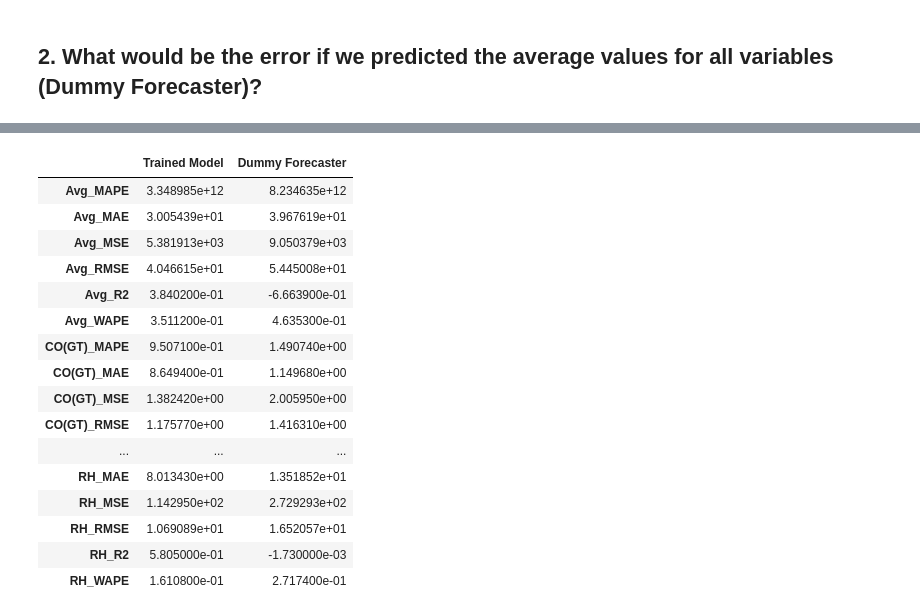
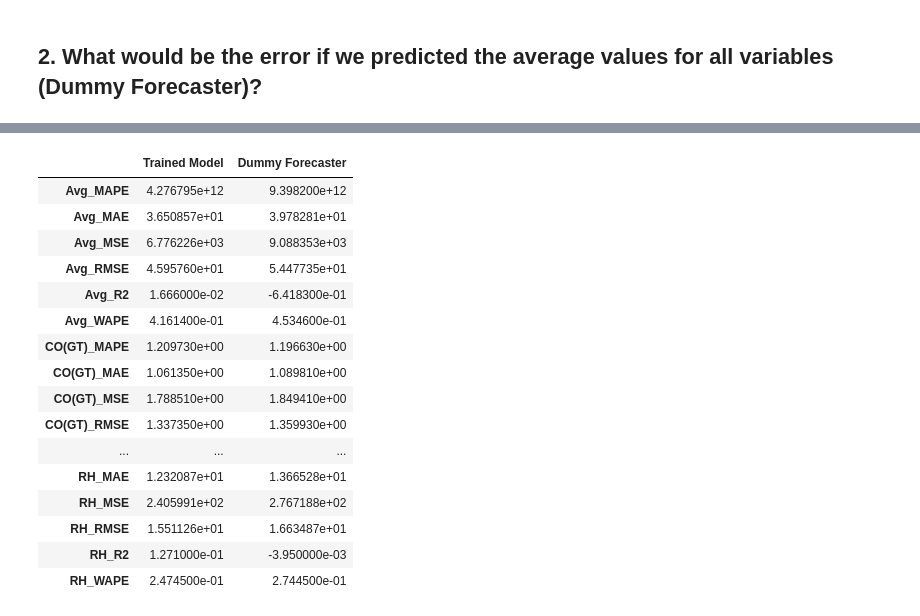
Before and after one commit to bzamith/OptimizingForecastingCPD, a Jupyter notebook: ValidatePipeline.ipynb, the cells around one changed output, grey strips where cells are left out. Drawn from its saved outputs; the diff is of its cells as text; code cells hidden in the pictures.

Commit message:
Add TCN and GRU, get rid of SSM (not optimal on CPU); fix data leakage; check real values metrics (no inputation)

```diff
--- a/ValidatePipeline.ipynb
+++ b/ValidatePipeline.ipynb
@@ -52,7 +60,7 @@ dataset_domain_argv = 'UCI'
 dataset_argv = 'AIR_QUALITY'
 cpd_method_argv = 'Window'
 cpd_cost_function_argv = 'L1'
-forecaster_type_argv = 'LSTM'
+forecaster_type_argv = 'TCN'
 # %%
 execution_id = f"{timestamp}_{dataset_domain_argv}_{dataset_argv}_{cpd_method_argv}_{cpd_cost_function_argv}_{forecaster_type_argv}_{SEED}"
 cpd_method = CPDMethod.from_str(cpd_method_argv)
@@ -302,6 +323,8 @@ report.update({
 print("[Step 11] Splitting train_val and test into X and y")
 X_reduced_scaled_train_val, y_reduced_scaled_train_val = split_X_y(scaled_reduced_train_val)
 X_scaled_test, y_scaled_test = split_X_y(scaled_test)
+# Create missing mask for y_test to track which values were originally missing
+y_test_missing_mask = create_missing_mask_for_y(missing_mask_test)
 report.update({
     'X_reduced_scaled_train_val.shape': X_reduced_scaled_train_val.shape,
     'y_reduced_scaled_train_val.shape': y_reduced_scaled_train_val.shape,
@@ -488,0 +554,20 @@ Error metrics for Dummy Forecaster (predicting average values):
+# %%
+# Calculate metrics on ALL test data
+dummy_error_results_all = get_error_results(y_test_flat, dummy_pred_flat, variables)
+
+# Calculate metrics on REAL test data only (excluding filled values)
+# Use the same mask as before to keep only complete rows
+dummy_pred_real = pd.DataFrame(dummy_pred_flat, columns=variables)[rows_all_real].reset_index(drop=True)
+y_test_real_flat = y_test_flat[rows_all_real].reset_index(drop=True)
+
+dummy_error_results_real = get_error_results(y_test_real_flat, dummy_pred_real, variables)
+
+print(f"\nDummy Forecaster - Evaluation on ALL test data ({total_test_rows} rows, {total_test_values} values):")
+print(f"  RMSE: {dummy_error_results_all['Avg_RMSE']:.4f}")
+print(f"  MAE: {dummy_error_results_all['Avg_MAE']:.4f}")
+print(f"  R2: {dummy_error_results_all['Avg_R2']:.4f}")
+
+print(f"\nDummy Forecaster - Evaluation on REAL test data only ({rows_with_all_real}/{total_test_rows} complete rows):")
+print(f"  RMSE: {dummy_error_results_real['Avg_RMSE']:.4f}")
+print(f"  MAE: {dummy_error_results_real['Avg_MAE']:.4f}")
+print(f"  R2: {dummy_error_results_real['Avg_R2']:.4f}")
@@ -489,26 +584,26 @@ Error metrics for Dummy Forecaster (predicting average values):
 # %%
-df_comparison = pd.DataFrame({
-    "Trained Model": pd.Series(error_results),
-    "Dummy Forecaster": pd.Series(dummy_error_results)
+df_comparison_real = pd.DataFrame({
+    "Trained Model": pd.Series(error_results_real),
+    "Dummy Forecaster": pd.Series(dummy_error_results_real)
 })
 
-df_comparison = df_comparison.round(5)
-df_comparison
+df_comparison_real = df_comparison_real.round(5)
+df_comparison_real
 # %% [output]
 |  | Trained Model | Dummy Forecaster |
-| Avg_MAPE | 3.348985e+12 | 8.234635e+12 |
-| Avg_MAE | 3.005439e+01 | 3.967619e+01 |
-| Avg_MSE | 5.381913e+03 | 9.050379e+03 |
-| Avg_RMSE | 4.046615e+01 | 5.445008e+01 |
-| Avg_R2 | 3.840200e-01 | -6.663900e-01 |
-| Avg_WAPE | 3.511200e-01 | 4.635300e-01 |
-| CO(GT)_MAPE | 9.507100e-01 | 1.490740e+00 |
-| CO(GT)_MAE | 8.649400e-01 | 1.149680e+00 |
-| CO(GT)_MSE | 1.382420e+00 | 2.005950e+00 |
-| CO(GT)_RMSE | 1.175770e+00 | 1.416310e+00 |
+| Avg_MAPE | 4.276795e+12 | 9.398200e+12 |
+| Avg_MAE | 3.650857e+01 | 3.978281e+01 |
+| Avg_MSE | 6.776226e+03 | 9.088353e+03 |
+| Avg_RMSE | 4.595760e+01 | 5.447735e+01 |
+| Avg_R2 | 1.666000e-02 | -6.418300e-01 |
+| Avg_WAPE | 4.161400e-01 | 4.534600e-01 |
+| CO(GT)_MAPE | 1.209730e+00 | 1.196630e+00 |
+| CO(GT)_MAE | 1.061350e+00 | 1.089810e+00 |
+| CO(GT)_MSE | 1.788510e+00 | 1.849410e+00 |
+| CO(GT)_RMSE | 1.337350e+00 | 1.359930e+00 |
 | ... | ... | ... |
-| RH_MAE | 8.013430e+00 | 1.351852e+01 |
-| RH_MSE | 1.142950e+02 | 2.729293e+02 |
-| RH_RMSE | 1.069089e+01 | 1.652057e+01 |
-| RH_R2 | 5.805000e-01 | -1.730000e-03 |
-| RH_WAPE | 1.610800e-01 | 2.717400e-01 |
+| RH_MAE | 1.232087e+01 | 1.366528e+01 |
+| RH_MSE | 2.405991e+02 | 2.767188e+02 |
+| RH_RMSE | 1.551126e+01 | 1.663487e+01 |
+| RH_R2 | 1.271000e-01 | -3.950000e-03 |
+| RH_WAPE | 2.474500e-01 | 2.744500e-01 |
```
Also changed, not shown: parts of 21 cells of this notebook, 24 other files.
